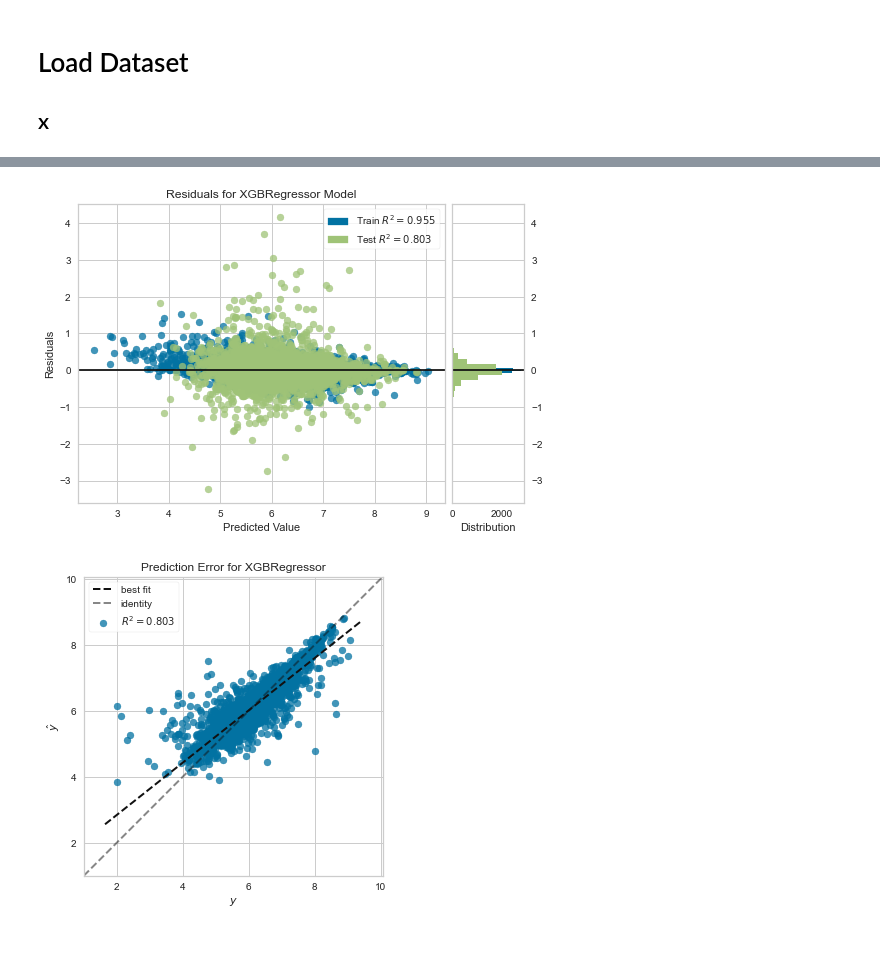
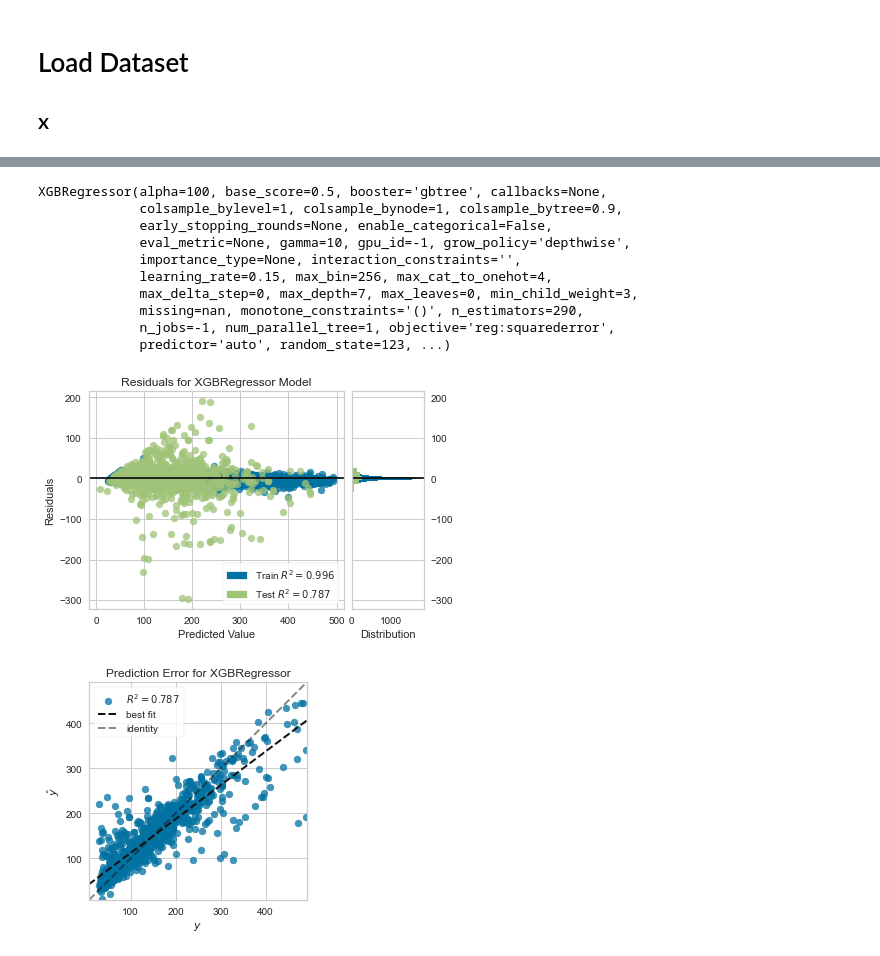
Before and after one commit to galengorski/CAWSC_WaterUse, a Jupyter notebook: ml_experiments/annual_v_0_0/1_model_development.ipynb, the cells around one changed output, grey strips where cells are left out. Cells and saved outputs as stored; diff of their text form; code cells hidden in the pictures.

```diff
--- a/ml_experiments/annual_v_0_0/1_model_development.ipynb
+++ b/ml_experiments/annual_v_0_0/1_model_development.ipynb
@@ -123,4 +64,23 @@ best
+# %%
+# best
+kwargs = {'tree_method': 'hist', 'reg_alpha' : 100}
+kwargs = {
+        'objective': "reg:squarederror",
+        'tree_method': 'hist',
+        'colsample_bytree': 0.8,
+        'learning_rate': 0.20,
+        'max_depth': 7,
+        'alpha': 100,
+        'n_estimators': 500,
+        'rate_drop': 0.9,
+        'skip_drop': 0.5,
+        'subsample': 0.8,
+        'reg_lambda': 10,
+        'min_child_weight': 5,
+        'gamma': 10,
+        'max_delta_step': 0
+    }
 # %%
-xgb1 = create_model('xgboost')
+xgb1 = create_model('xgboost', **kwargs)
 # %% [output]
 |  | MAE | MSE | RMSE | R2 | RMSLE | MAPE |
@@ -143,9 +119,22 @@ tuned_xgb1 = tune_model(xgb1, search_algorithm = 'random') #, n_iter = 100
+# %%
+print(tuned_xgb1)
+# %% [output]
+XGBRegressor(alpha=100, base_score=0.5, booster='gbtree', callbacks=None,
+             colsample_bylevel=1, colsample_bynode=1, colsample_bytree=0.9,
+             early_stopping_rounds=None, enable_categorical=False,
+             eval_metric=None, gamma=10, gpu_id=-1, grow_policy='depthwise',
+             importance_type=None, interaction_constraints='',
+             learning_rate=0.15, max_bin=256, max_cat_to_onehot=4,
+             max_delta_step=0, max_depth=7, max_leaves=0, min_child_weight=3,
+             missing=nan, monotone_constraints='()', n_estimators=290,
+             n_jobs=-1, num_parallel_tree=1, objective='reg:squarederror',
+             predictor='auto', random_state=123, ...)
 # %%
-plot_model(xgb1)
+plot_model(tuned_xgb1)
 # %% [output]
-[figure, old version]
+[figure, new version]
 # %%
-plot_model(xgb1, plot = 'error')
+plot_model(tuned_xgb1, plot = 'error')
 # %% [output]
-[figure, old version]
+[figure, new version]
 # %%
```
Also changed, not shown: parts of 21 cells of this notebook, 9 other files.
